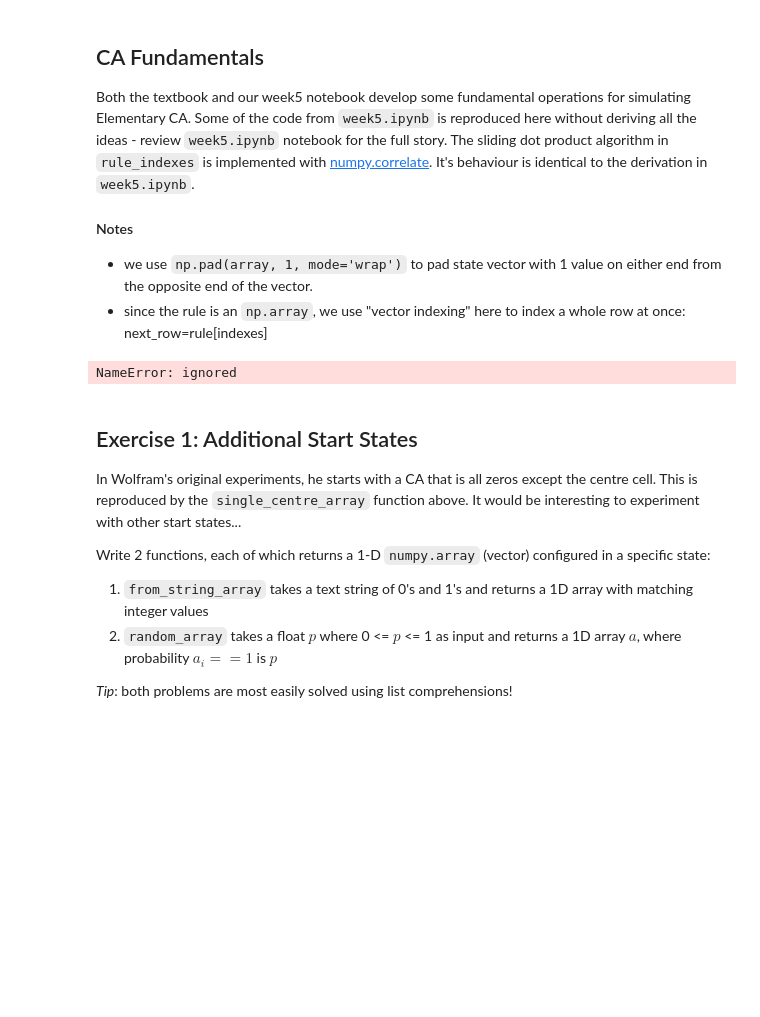
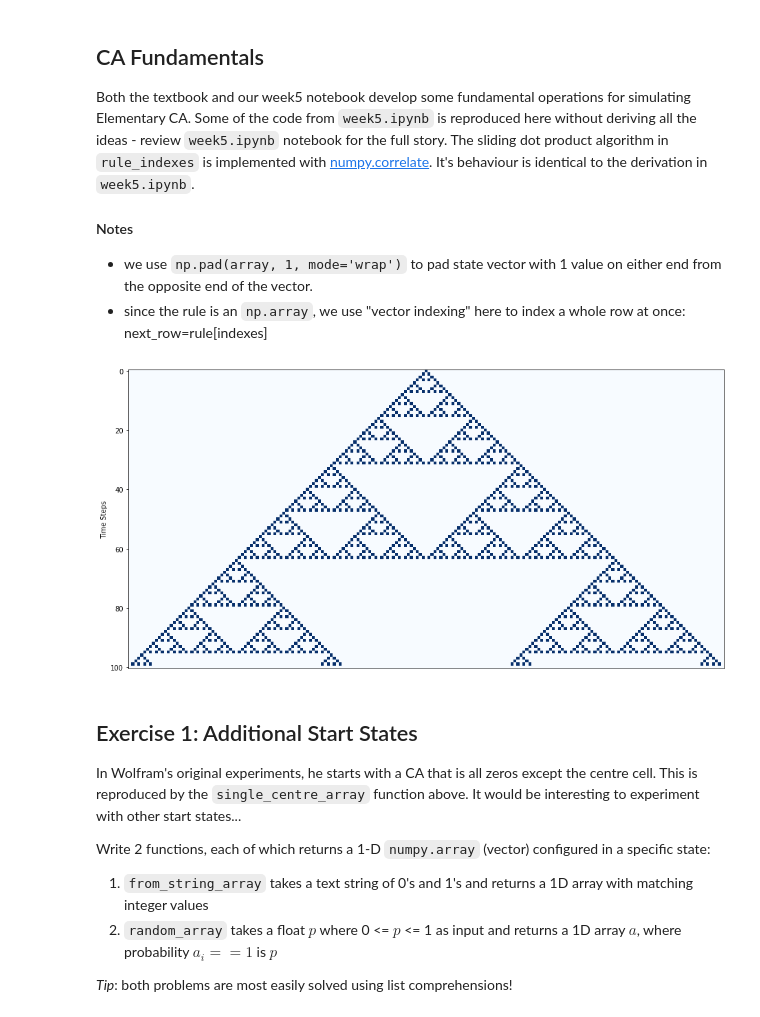
Before and after one commit to benchrisblair/cap-comp215, a Jupyter notebook: labs/lab05.ipynb, the cells around one changed output. Drawn from its saved outputs; the diff is of its cells as text; code cells hidden in the pictures; blank space fills up the shorter version.

```diff
--- a/labs/lab05.ipynb
+++ b/labs/lab05.ipynb
@@ -55,8 +55,8 @@ assert all( transition(np.array((0,0,1,1,1,0,0,0,1,1,0)), np.array(rule_110)) ==
 def get_lookup_table(rule_number):
     """
     Return the 8-bit transition vector for the given elementary CA rule number.
-    rule: int 0-255
-    returns: transition lookup table - a 8 element vector of 0s and 1s
+    rule_number: int 0-255
+    returns: transition lookup table - an 8 element vector of 0s and 1s
     """
     rule = np.array([rule_number], dtype=np.uint8)
     return np.unpackbits(rule)[::-1]
@@ -67,36 +67,36 @@ assert np.all( get_lookup_table(110) == rule_110 )
 def single_centre_array(n_cells):
     """ Return a binary 1D array with given number of cells, all zeros except a single 1 in the centre cell """
     array = np.zeros(n_cells, dtype=np.uint8)
     array[n_cells//2] = 1
     return array
 
 assert np.all( single_centre_array(7) == (0,0,0,1,0,0,0) )
 
 
 def simulate_ca(n_cells, n_steps, rule):
     """ Generate a CA with given number of cells, plot progression of rule for given number of time steps """
     start_state = single_centre_array(n_cells)
     # stack up one "empty" state vector for each time step
     ca_timesteps = np.vstack([start_state, np.zeros((n_steps, len(start_state)), dtype=np.uint8)])
     for t in range(1, n_steps):
         ca_timesteps[t] = transition(ca_timesteps[t-1], rule)
     return ca_timesteps
 
 
 def plot_ca(array, title=''):
     """ Plot the 2D CA array as an image.  1's will be dark blue, 0's will be light blue. """
     plt.title(title)
     plt.xticks([])  # turn off x-axis tick marks
     plt.ylabel('Time Steps')  # label y-axis to remind us time runs from top to bottom
     plt.imshow(array, cmap='Blues', interpolation='none')
 
 
 rule_90 = get_lookup_table(90)
-ca_timesteps = simulate_ca(200, 100, rule_90)
-plt.subplots(figsize=(8, 4))
+ca_timesteps = simulate_ca(201, 100, rule_90)
+plt.subplots(figsize=(16, 8))
 plot_ca(ca_timesteps)
 # %% [output]
-NameError: ignored
+[figure, added]
 # %% [markdown]
 ## Exercise 1: Additional Start States
 In Wolfram's original experiments, he starts with a CA that is all zeros except the centre cell.
```
Also changed, not shown: parts of 6 cells of this notebook.
